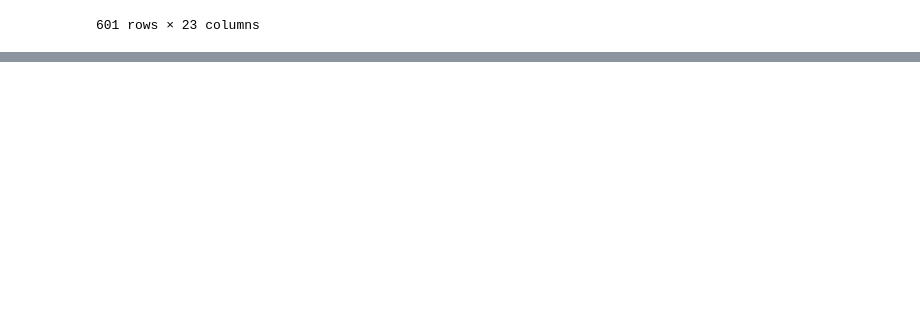
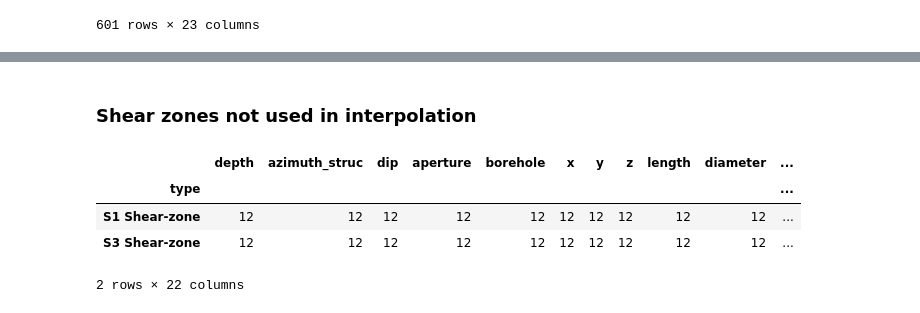
Before and after one commit to zhang-cugb/mastersproject, a Jupyter notebook: src/mastersproject/GTS/Method prototypes/combine all data.ipynb, the cells around one changed output, grey strips where cells are left out. Cells and saved outputs as stored; diff of their text form; code cells hidden in the pictures; blank space fills up the shorter version.

```diff
--- a/src/mastersproject/GTS/Method prototypes/combine all data.ipynb
+++ b/src/mastersproject/GTS/Method prototypes/combine all data.ipynb
@@ -61,0 +97,10 @@ structures
+# %% [markdown]
+###  Shear zones not used in interpolation
+# %%
+structures[structures.shearzone.isna() & structures.type.isin(['S1 Shear-zone', 'S3 Shear-zone'])].groupby('type').count()
+# %% [output]
+|  | depth | azimuth_struc | dip | aperture | borehole | x | y | z | length | diameter | ... |
+| type |  |  |  |  |  |  |  |  |  |  | ... |
+| S1 Shear-zone | 12 | 12 | 12 | 12 | 12 | 12 | 12 | 12 | 12 | 12 | ... |
+| S3 Shear-zone | 12 | 12 | 12 | 12 | 12 | 12 | 12 | 12 | 12 | 12 | ... |
+2 rows × 22 columns
```
Also changed, not shown: parts of 5 cells of this notebook, 3 other files.
